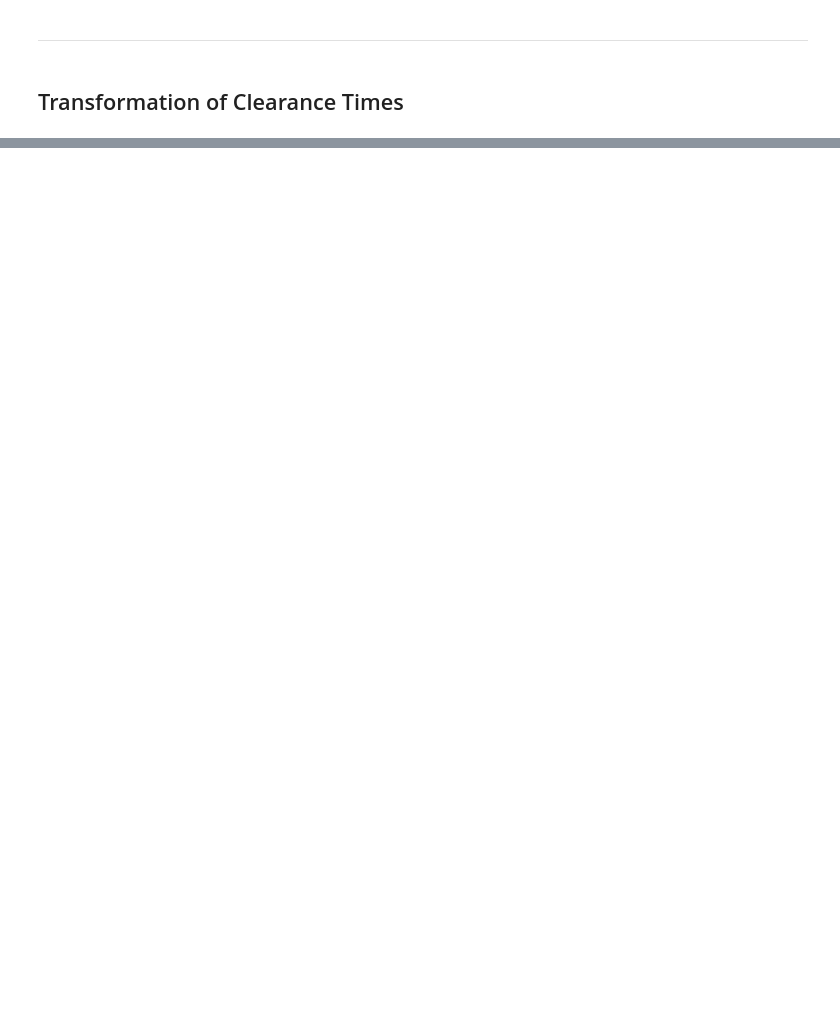
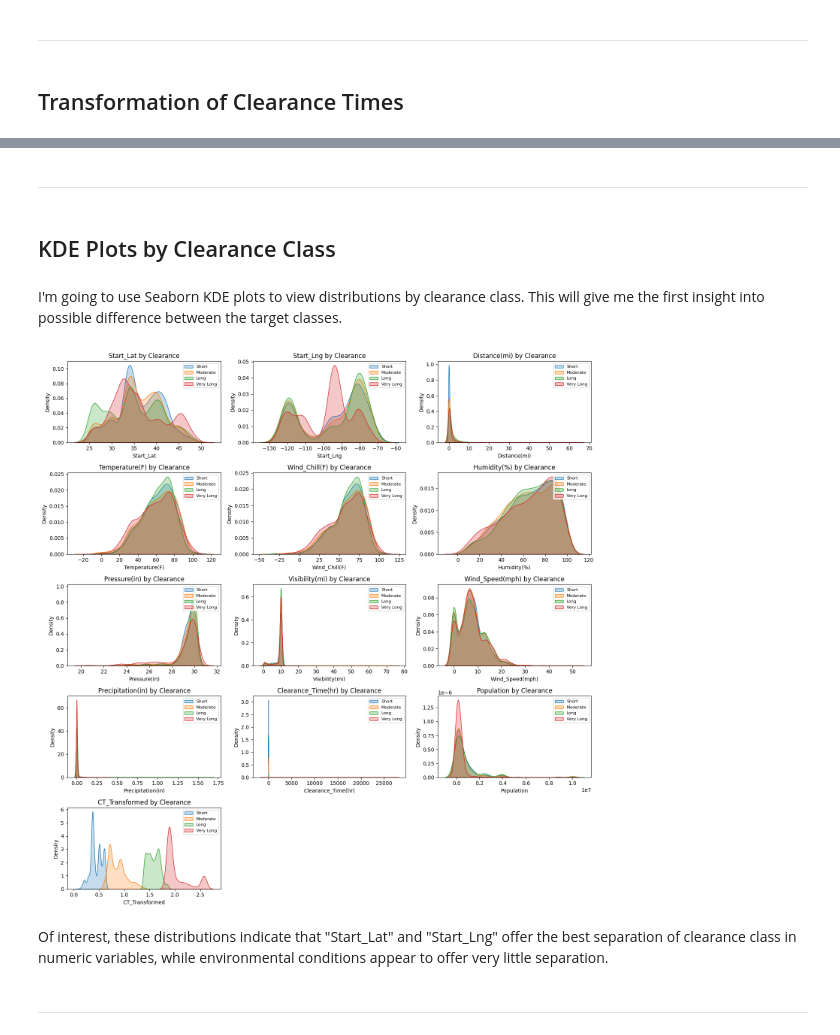
Before and after one commit to Sonya-J00/US_Accidents_ML_Project, a Jupyter notebook: jupyter_notebooks/EDA.ipynb, the cells around one changed output, grey strips where cells are left out. Drawn from its saved outputs; the diff is of its cells as text; code cells hidden in the pictures; blank space fills up the shorter version.

```diff
--- a/jupyter_notebooks/EDA.ipynb
+++ b/jupyter_notebooks/EDA.ipynb
@@ -232,0 +302,4 @@ For this purpose, in the notebook "Number_Feature_Transformations" I investigate
+# %%
+yj = vt.YeoJohnsonTransformer(variables=['Clearance_Time(hr)'])
+df['CT_Transformed'] = yj.fit_transform(df[['Clearance_Time(hr)']])
+df.head()
@@ -232,0 +313,39 @@ For this purpose, in the notebook "Number_Feature_Transformations" I investigate
+# %% [markdown]
+---
+# %% [markdown]
+## KDE Plots by Clearance Class
+# %% [markdown]
+I'm going to use Seaborn KDE plots to view distributions by clearance class. This will give me the first insight into possible difference between the target classes.
+# %%
+num_cols = df.select_dtypes(include=['number']).columns.tolist()
+
+# Grid layout
+n_cols = 3  # number of plots across
+n_rows = math.ceil(len(num_cols) / n_cols)  # number of rows needed
+
+fig, axes = plt.subplots(n_rows, n_cols, figsize=(n_cols*5, n_rows*3))
+axes = axes.flatten()  # flatten in case of multiple rows
+
+for i, col in enumerate(num_cols):
+    sns.kdeplot(data=df[df['Clearance_Class']=="Short"], x=col, label='Short', fill=True, ax=axes[i])
+    sns.kdeplot(data=df[df['Clearance_Class']=="Moderate"], x=col, label='Moderate', fill=True, ax=axes[i])
+    sns.kdeplot(data=df[df['Clearance_Class']=="Long"], x=col, label='Long', fill=True, ax=axes[i])
+    sns.kdeplot(data=df[df['Clearance_Class']=="Very Long"], x=col, label='Very Long', fill=True, ax=axes[i])
+
+    axes[i].set_title(f'{col} by Clearance')
+    axes[i].set_xlabel(col)
+    axes[i].set_ylabel('Density')
+    axes[i].legend(fontsize=8)
+
+# If there are empty subplots, remove them
+for j in range(i+1, len(axes)):
+    fig.delaxes(axes[j])
+
+plt.tight_layout()
+plt.show()
+# %% [output]
+[figure, added]
+# %% [markdown]
+Of interest, these distributions indicate that "Start_Lat" and "Start_Lng" offer the best separation of clearance class in numeric variables, while environmental conditions appear to offer very little separation.
+# %% [markdown]
+---
```
Also changed, not shown: parts of 9 cells of this notebook.
